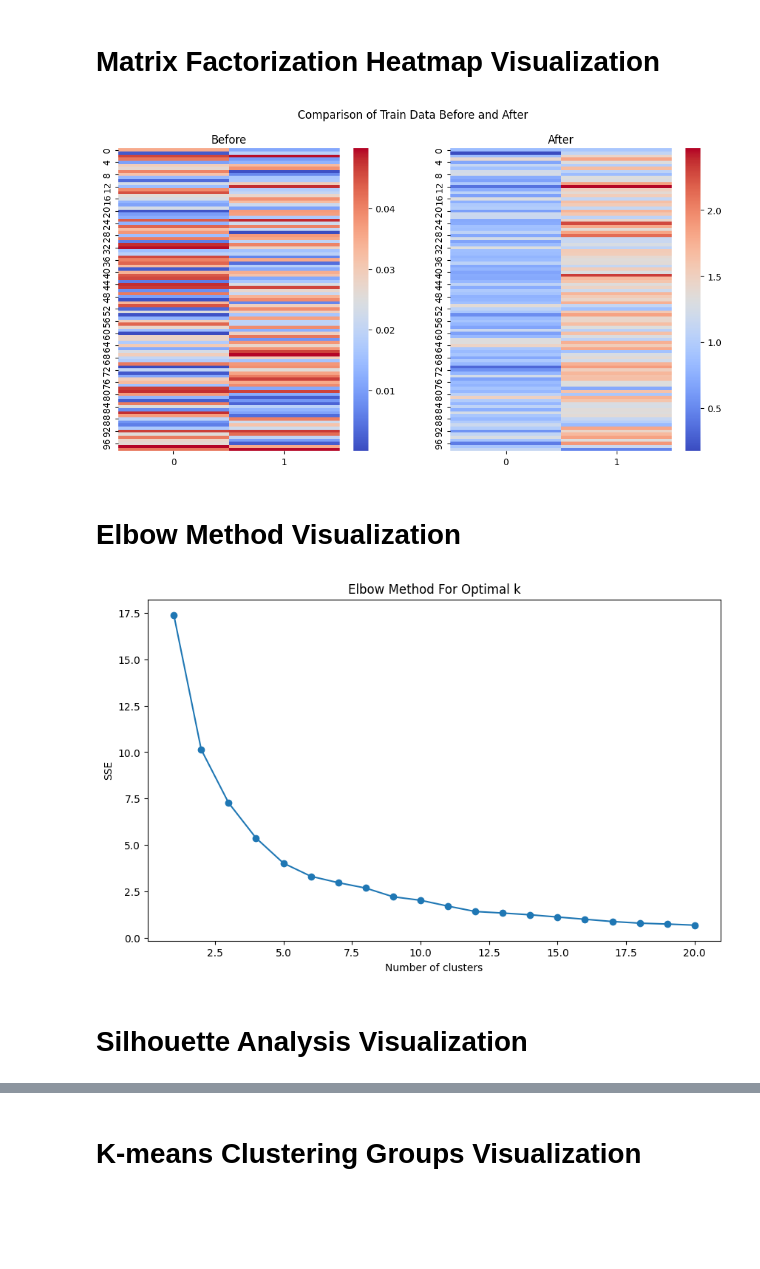
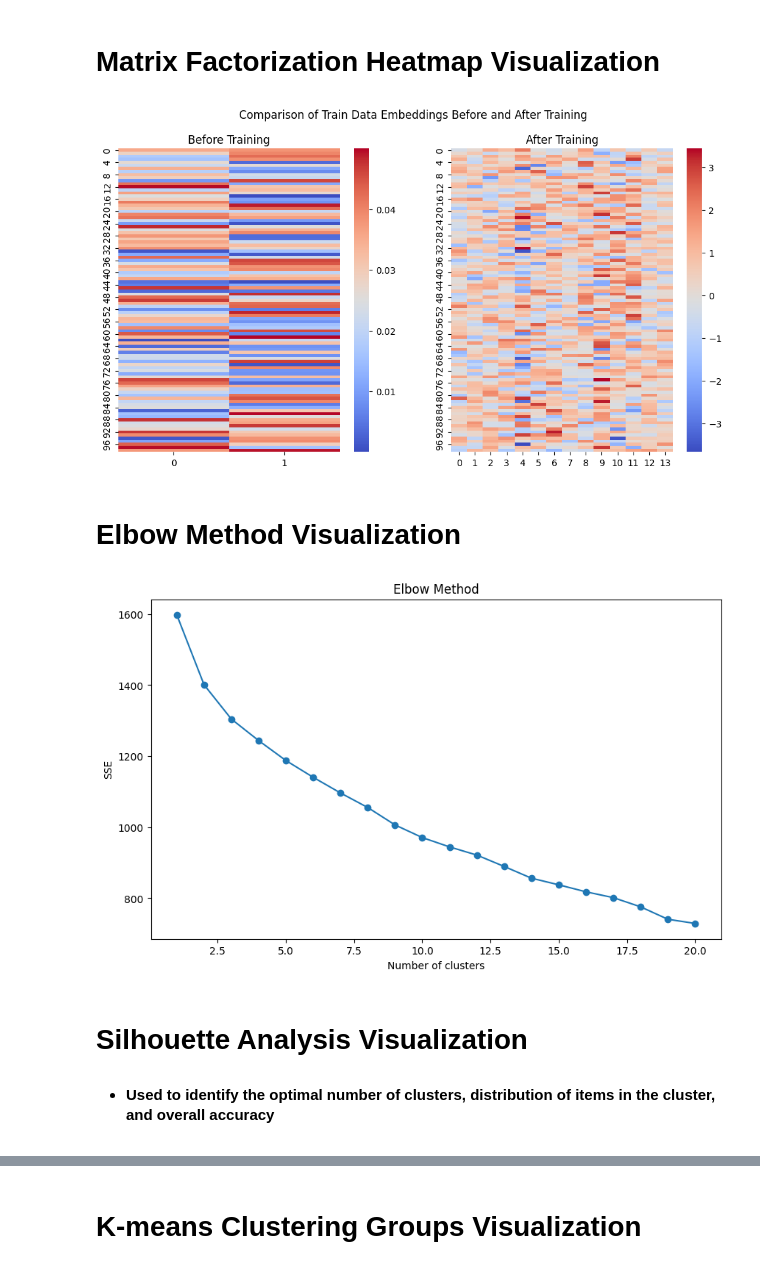
Before and after one commit to ElleyFolks/WGU-Capstone, a Jupyter notebook: task 2 code/WGU_Capstone.ipynb, the cells around one changed output, grey strips where cells are left out. Cells and saved outputs as stored; diff of their text form; code cells hidden in the pictures; blank space fills up the shorter version.

```diff
--- a/task 2 code/WGU_Capstone.ipynb
+++ b/task 2 code/WGU_Capstone.ipynb
@@ -21,7 +21,7 @@ import pandas as pd
 import numpy as np
 from tabulate import tabulate
 books_raw_df = pd.read_csv('data/Books.csv')
-book_reviews_raw_df = pd.read_csv('data/Ratings.csv')
+book_ratings_raw_df = pd.read_csv('data/Ratings.csv')
 books_users_raw_df = pd.read_csv('data/Users.csv')
 # %%
 # printing the shape of the dataframes
@@ -207,9 +233,9 @@ class PreProcessor(Dataset):
         return (self.x[idx], self.y[idx])
 # %%
 # setting up hyperparameters
-epochs = 200
+epochs = 250
 batch_size = 132
-n_factors = 2
+n_factors = 14
 book_feature_dim = 1
 
 # seeing if GPU is available
@@ -220,7 +246,7 @@ model = MatrixFactorization(num_total_users, num_total_books, n_factors, book_fe
 print(model)
 
 if cuda:
-    print("Can run on GPU")
+    print("Can utilize GPU")
     torch.cuda.empty_cache()
     model = model.cuda()
 
@@ -235,7 +261,7 @@ optimizer = torch.optim.Adam(model.parameters(), lr=1e-3)
 
 # setting up training data
 train_set = PreProcessor(sampled_books_df, sampled_ratings_df)
-print("\nSample Tensor:",train_set[0])
+print("\nTensor head:",train_set[0])
 train_loader = DataLoader(train_set, batch_size, shuffle=True)
 
 # recording starting embeddings
@@ -296,55 +322,59 @@ Epoch 199 - loss: 7.435838490440732
 # %%
 # converting factor weights tensor to numpy array
-trained_videogame_embeddings = model.item_factors.weight.data.cpu().numpy()
+trained_book_embeddings = model.item_factors.weight.data.cpu().numpy()
 # %% [markdown]
 # Matrix Factorization Heatmap Visualization
 # %%
 # matrix factorization heatmap
 import matplotlib.pyplot as plt
 
 import seaborn as sns
 import matplotlib.pyplot as plt
 
 # Create a figure with two subplots
 fig, axs = plt.subplots(1, 2, figsize=(12, 6))
 
 # Plot the heatmap of the original train_data
-sns.heatmap(starting_videogame_embeddings, cmap='coolwarm', ax=axs[0])
-axs[0].set_title('Before')
+sns.heatmap(initial_book_embeddings, cmap='coolwarm', ax=axs[0])
+axs[0].set_title('Before Training')
 
 # Plot the heatmap of the modified train_data
-sns.heatmap(trained_videogame_embeddings, cmap='coolwarm', ax=axs[1])
-axs[1].set_title('After')
+sns.heatmap(trained_book_embeddings, cmap='coolwarm', ax=axs[1])
+axs[1].set_title('After Training')
 
 # Set the overall title for the figure
-fig.suptitle('Comparison of Train Data Before and After')
+fig.suptitle('Comparison of Train Data Embeddings Before and After Training')
 
-# Display the figure
+# Display the plot
 plt.show()
 # %% [output]
-[figure, old version]
+[figure, new version]
 # %% [markdown]
 # Elbow Method Visualization
 # %%
 import matplotlib.pyplot as plt
 from sklearn.cluster import KMeans
 
-# Determine the optimal number of clusters using the elbow method
+# Determine the optimal number of clusters for K-means clustering
 sse = []
 for k in range(1, 21):
-    kmeans = KMeans(n_clusters=k, random_state=42).fit(trained_videogame_embeddings)
+    kmeans = KMeans(n_clusters=k, random_state=42).fit(trained_book_embeddings)
     sse.append(kmeans.inertia_)
 
+# Plot the number of clusters vs SSE
 plt.figure(figsize=(10, 6))
 plt.plot(range(1, 21), sse, marker='o')
 plt.xlabel('Number of clusters')
 plt.ylabel('SSE')
-plt.title('Elbow Method For Optimal k')
+plt.title('Elbow Method')
+
+# Display the plot
 plt.show()
 # %% [output]
-[figure, old version]
+[figure, new version]
 # %% [markdown]
 # Silhouette Analysis Visualization
+- #### Used to identify the optimal number of clusters, distribution of items in the cluster, and overall accuracy
 # %%
 from sklearn.metrics import silhouette_score, silhouette_samples
 
```
Also changed, not shown: parts of 14 cells of this notebook, 1 other file.
